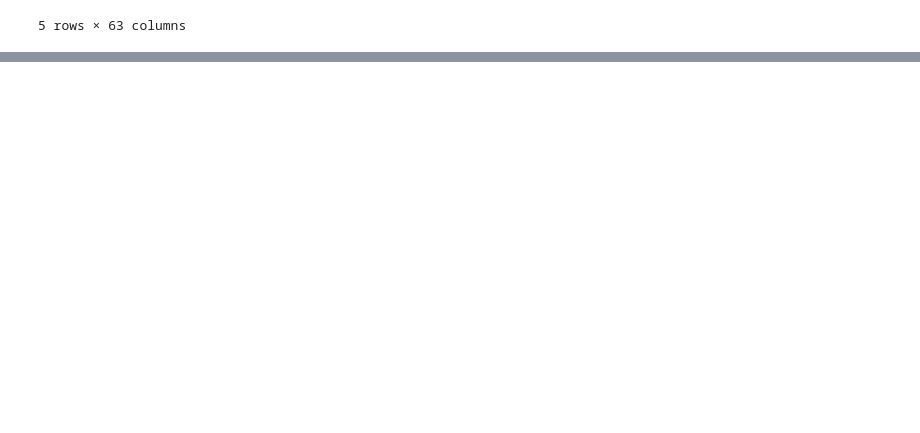
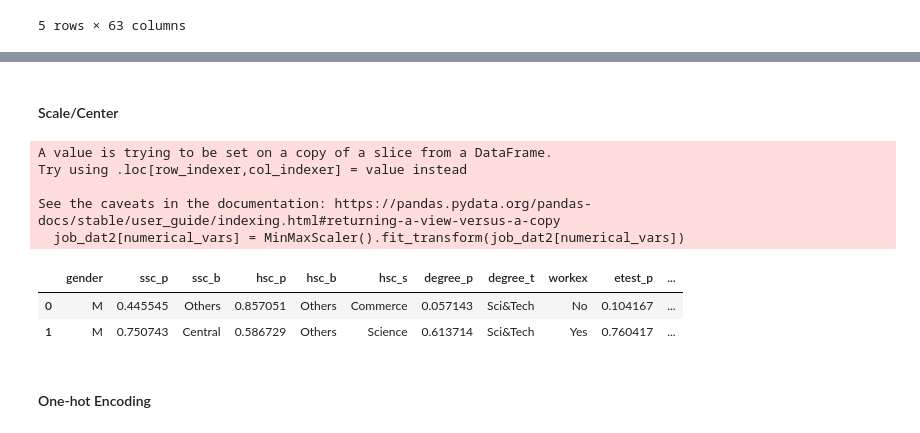
Before and after one commit to EmujinBat/DS-3021, a Jupyter notebook: 05_ML_Concepts_II_Data_Prep/Lab 2.ipynb, the cells around one changed output, grey strips where cells are left out. Drawn from its saved outputs; the diff is of its cells as text; code cells hidden in the pictures; blank space fills up the shorter version.

```diff
--- a/05_ML_Concepts_II_Data_Prep/Lab 2.ipynb
+++ b/05_ML_Concepts_II_Data_Prep/Lab 2.ipynb
@@ -91,0 +233,5 @@ memory usage: 1.8+ MB
+# %%
+job_dat = pd.read_csv("https://raw.githubusercontent.com/DG1606/CMS-R-2020/master/Placement_Data_Full_Class.csv")
+
+job_dat.info()
+job_dat.head(10)
@@ -91,0 +269,13 @@ memory usage: 1.8+ MB
+# %%
+# Convert some columns to category
+columns_to_convert = ['gender', 'ssc_b', 'hsc_b', 'hsc_s', 'degree_t', 'workex', 'specialisation']
+job_dat[columns_to_convert] = job_dat[columns_to_convert].astype('category')
+
+# Drop column "sl_no" since it's just an index, and "status" because it'll be
+# dropped with salary missing values
+job_dat1 = job_dat.drop(columns=["sl_no", "status"])
+
+# Drop rows with missing values in salary
+job_dat2 = job_dat1.dropna(subset=["salary"]) # override job_dat
+
+job_dat2.dtypes
@@ -91,0 +324,23 @@ memory usage: 1.8+ MB
+# %% [markdown]
+#### Scale/Center
+# %%
+# Normalizing the numeric variables
+
+# Manually selected the numeric columns
+numerical_vars = ['ssc_p', 'hsc_p', 'degree_p', 'etest_p', 'mba_p', 'salary']
+
+job_dat2[numerical_vars] = MinMaxScaler().fit_transform(job_dat2[numerical_vars])
+
+# job_dat2.loc[:, numerical_vars] = StandardScaler().fit_transform(job_dat2[numerical_vars])
+job_dat2.head(2)
+# %% [output]
+A value is trying to be set on a copy of a slice from a DataFrame.
+Try using .loc[row_indexer,col_indexer] = value instead
+
+See the caveats in the documentation: https://pandas.pydata.org/pandas-docs/stable/user_guide/indexing.html#returning-a-view-versus-a-copy
+  job_dat2[numerical_vars] = MinMaxScaler().fit_transform(job_dat2[numerical_vars])
+|  | gender | ssc_p | ssc_b | hsc_p | hsc_b | hsc_s | degree_p | degree_t | workex | etest_p | ... |
+| 0 | M | 0.445545 | Others | 0.857051 | Others | Commerce | 0.057143 | Sci&Tech | No | 0.104167 | ... |
+| 1 | M | 0.750743 | Central | 0.586729 | Others | Science | 0.613714 | Sci&Tech | Yes | 0.760417 | ... |
+# %% [markdown]
+#### One-hot Encoding
```
Also changed, not shown: parts of 46 cells of this notebook, 1 other file.
